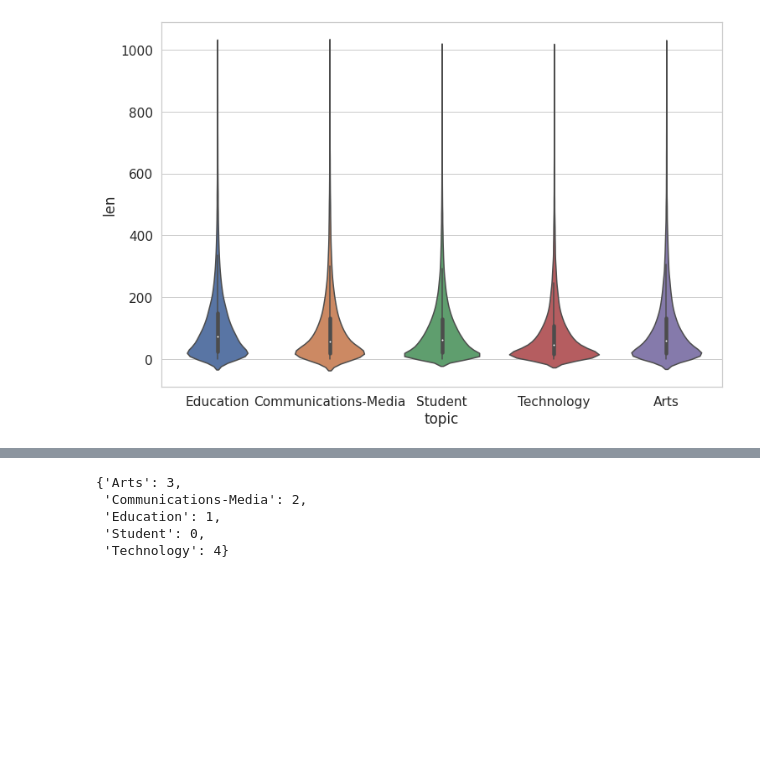
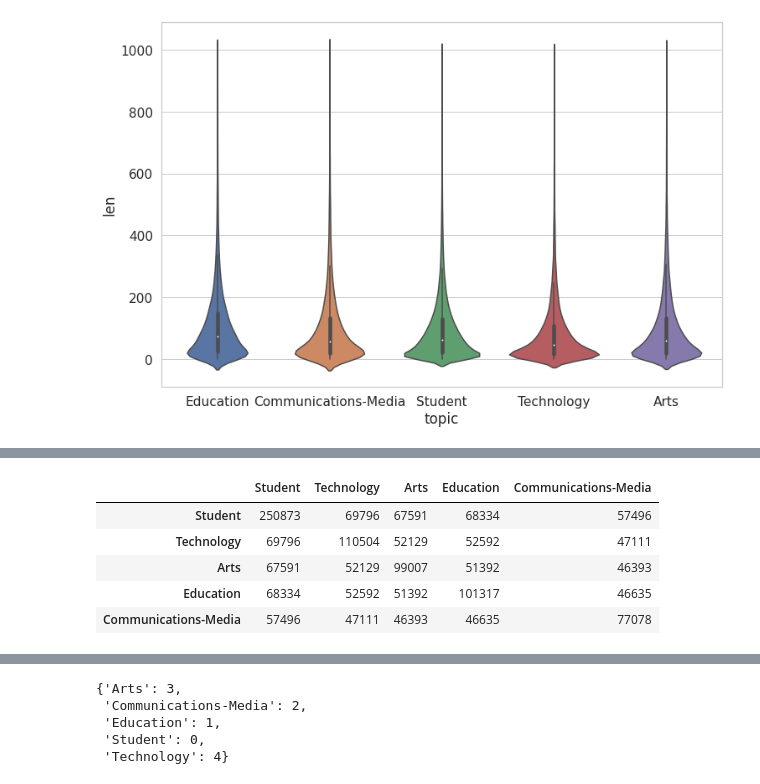
Before and after one commit to prosvirinKir/raai_project, a Jupyter notebook: topic_classifier_6.ipynb, the cells around one changed output, grey strips where cells are left out. Cells and saved outputs as stored; diff of their text form; code cells hidden in the pictures; blank space fills up the shorter version.

```diff
--- a/topic_classifier_6.ipynb
+++ b/topic_classifier_6.ipynb
@@ -214,0 +232,21 @@ len(test_dataset.labels), len(test_dataset.tokenised)
+# %%
+word_sets = {label: set() for label in classes}
+
+for text, label in tqdm(zip(train_dataset.data, train_dataset.labels)):
+    word_sets[idx2label[label]] |= set(process_text(text))
+# %%
+df_intersept = pd.DataFrame(index=classes, columns=classes)
+df_intersept_ratio = pd.DataFrame(index=classes, columns=classes)
+
+for a in classes:
+    for b in classes:
+      df_intersept.loc[a, b] = len(word_sets[a] & word_sets[b])
+      df_intersept_ratio.loc[a, b] = round(len(word_sets[a] & word_sets[b]) / len(word_sets[a]), 2)
+df_intersept
+# %% [output]
+|  | Student | Technology | Arts | Education | Communications-Media |
+| Student | 250873 | 69796 | 67591 | 68334 | 57496 |
+| Technology | 69796 | 110504 | 52129 | 52592 | 47111 |
+| Arts | 67591 | 52129 | 99007 | 51392 | 46393 |
+| Education | 68334 | 52592 | 51392 | 101317 | 46635 |
+| Communications-Media | 57496 | 47111 | 46393 | 46635 | 77078 |
```
Also changed, not shown: parts of 29 cells of this notebook.
